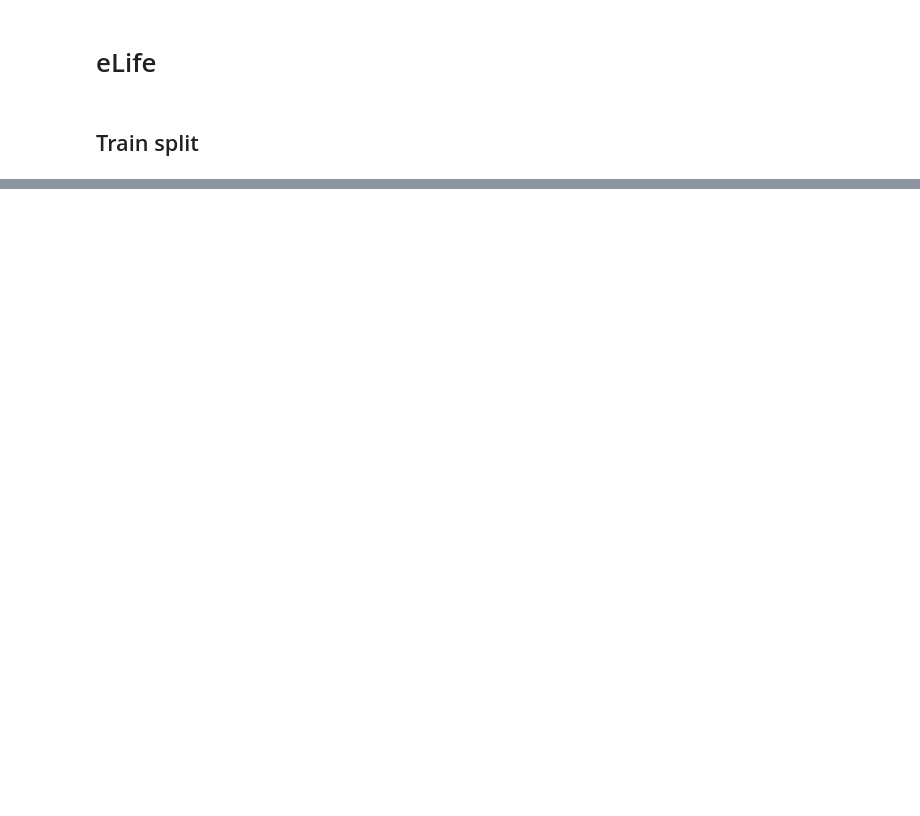
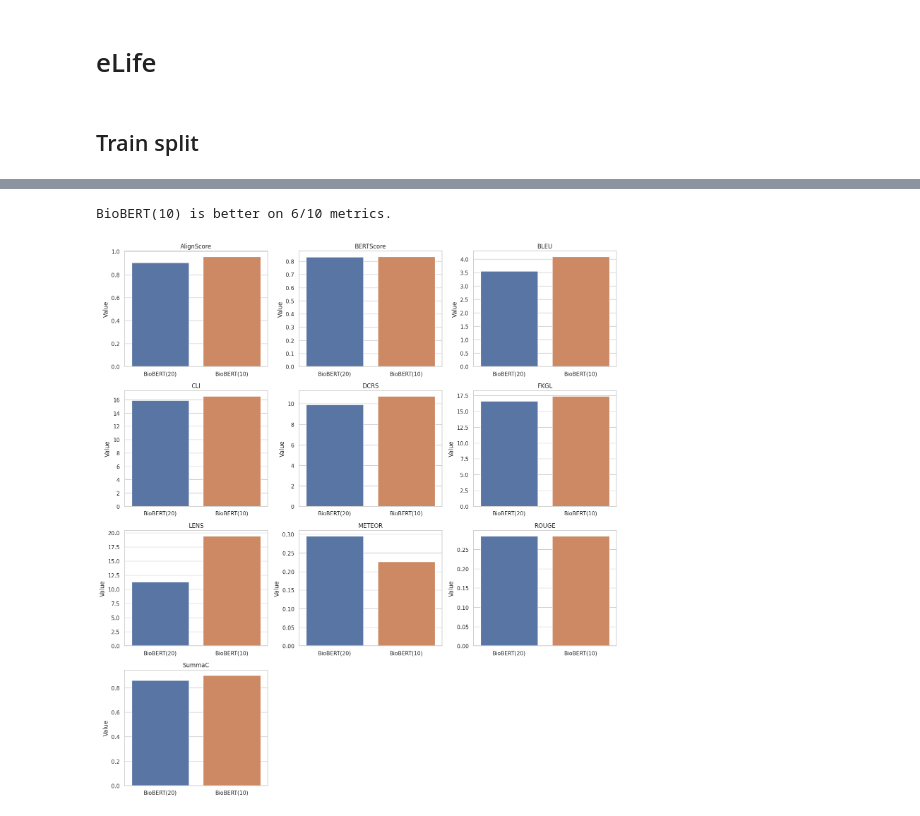
Before and after one commit to whopriyamuw/biolaysumm2025-task, a Jupyter notebook: notebooks/evals_analsis.ipynb, the cells around one changed output, grey strips where cells are left out. Cells and saved outputs as stored; diff of their text form; code cells hidden in the pictures; blank space fills up the shorter version.

Commit message:
Update evals notebook

```diff
--- a/notebooks/evals_analsis.ipynb
+++ b/notebooks/evals_analsis.ipynb
@@ -133,4 +135,47 @@ plot_evals(normalize_by_metric(read_evals(DATASET, SPLIT)))
 # eLife
 # %% [markdown]
 ## Train split
+# %%
+biobert10_eval = json.loads("""
+{
+  "ROUGE": 0.2846802771532597,
+  "BLEU": 4.095003577724864,
+  "METEOR": 0.22584480990166966,
+  "BERTScore": 0.8352167475223541,
+  "FKGL": 17.369999999999997,
+  "DCRS": 10.725500000000002,
+  "CLI": 16.5059,
+  "AlignScore": 0.9554532057046891,
+  "LENS": 19.45389507928554,
+  "SummaC": 0.9000735971331596
+}
+""")
+biobert20_eval = json.loads("""
+{
+  "ROUGE": 0.2843115239775706,
+  "BLEU": 3.552657661082773,
+  "METEOR": 0.29566891785091143,
+  "BERTScore": 0.8318108862638474,
+  "FKGL": 16.594,
+  "DCRS": 9.926799999999998,
+  "CLI": 15.891300000000003,
+  "LENS": 11.325958328083216,
+  "AlignScore": 0.9020975017547608,
+  "SummaC": 0.8602359047532082
+}
+""")
+llama_eval = json.loads("""
+{
+  "ROUGE": 0.3400603454482949,
+  "BLEU": 5.850971829149868,
+  "METEOR": 0.26388238068860126,
+  "BERTScore": 0.8395288509130477,
+  "FKGL": 12.815000000000003,
+  "DCRS": 8.368500000000001,
+  "CLI": 13.564400000000001,
+  "AlignScore": 0.5887154772877693,
+  "LENS": 65.84658642650844,
+  "SummaC": 0.494549036026001
+}
+""")
 # %% [markdown]
@@ -171,0 +183,5 @@ Llama Zero-Shot is better on 6/10 metrics.
+# %%
+pairwise_comparison(biobert20_eval, biobert10_eval, ("BioBERT(20)", "BioBERT(10)"))
+# %% [output]
+BioBERT(10) is better on 6/10 metrics.
+[figure, added]
```
Also changed, not shown: parts of 8 cells of this notebook.
